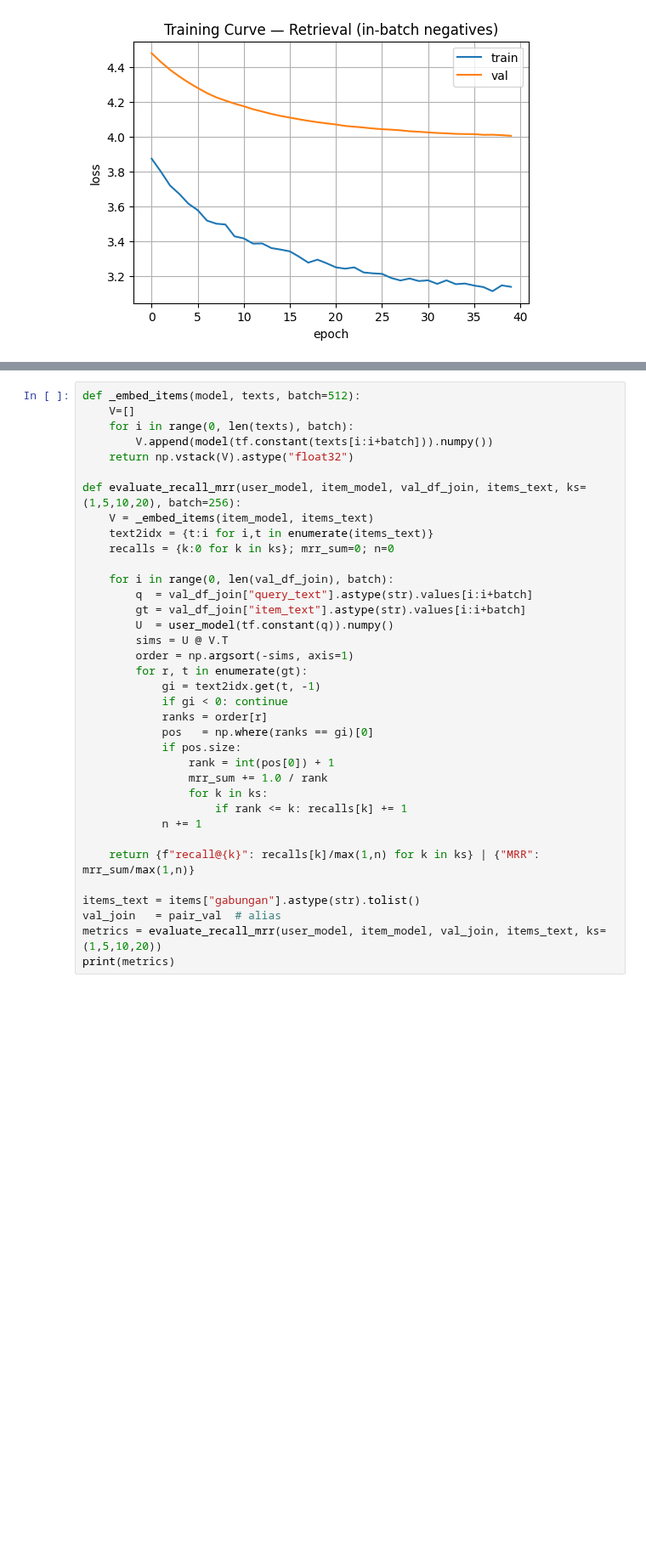
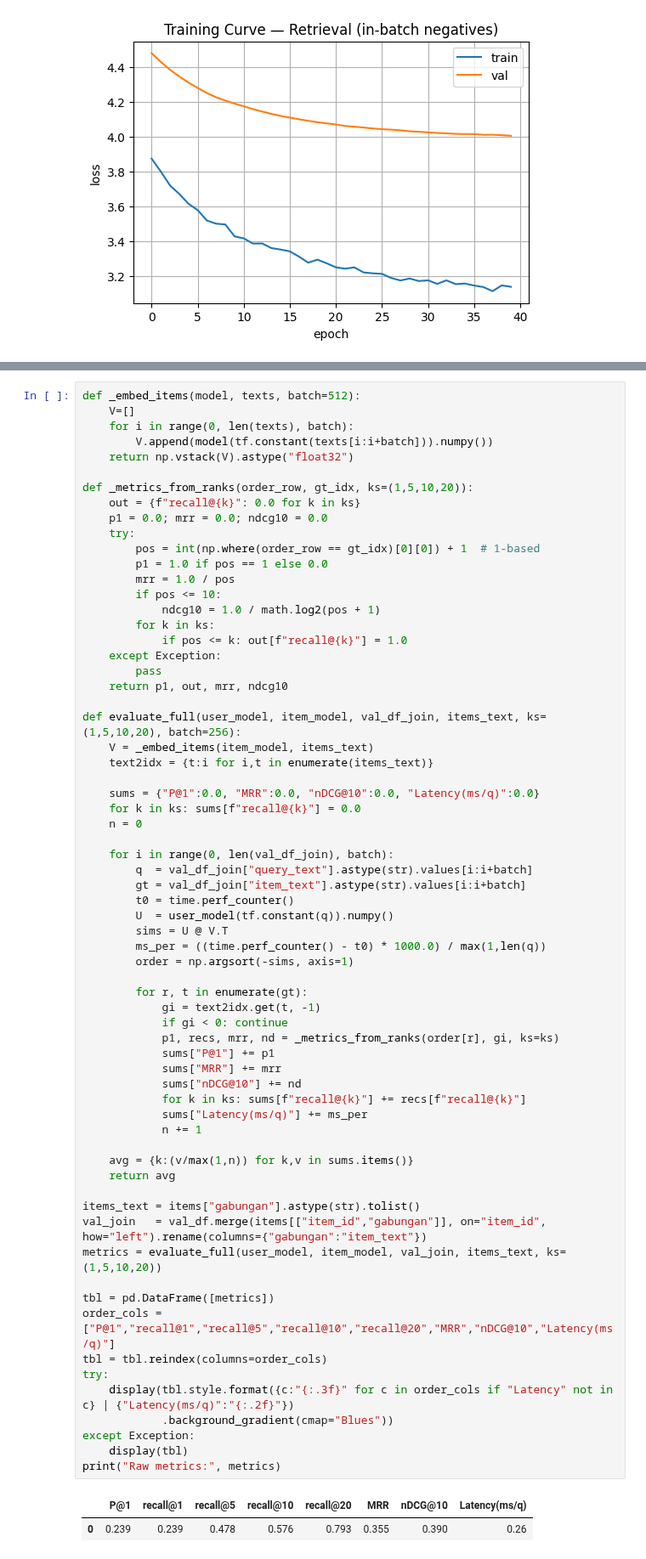
Before and after one commit to ferrikrisdiantoro/Recommeder-System-Eco-Destination-Neural-Recommender, a Jupyter notebook: notebook/indo_ecotourism_neural_recsys.ipynb, the cells around one changed output, grey strips where cells are left out. Shown at 85% size. Drawn from its saved outputs; the diff is of its cells as text; blank space fills up the shorter version.

```diff
--- a/notebook/indo_ecotourism_neural_recsys.ipynb
+++ b/notebook/indo_ecotourism_neural_recsys.ipynb
@@ -309,37 +317,69 @@ plt.grid(True); plt.legend(); plt.show()
 # %%
 def _embed_items(model, texts, batch=512):
     V=[]
     for i in range(0, len(texts), batch):
         V.append(model(tf.constant(texts[i:i+batch])).numpy())
     return np.vstack(V).astype("float32")
 
-def evaluate_recall_mrr(user_model, item_model, val_df_join, items_text, ks=(1,5,10,20), batch=256):
+def _metrics_from_ranks(order_row, gt_idx, ks=(1,5,10,20)):
+    out = {f"recall@{k}": 0.0 for k in ks}
+    p1 = 0.0; mrr = 0.0; ndcg10 = 0.0
+    try:
+        pos = int(np.where(order_row == gt_idx)[0][0]) + 1  # 1-based
+        p1 = 1.0 if pos == 1 else 0.0
+        mrr = 1.0 / pos
+        if pos <= 10:
+            ndcg10 = 1.0 / math.log2(pos + 1)
+        for k in ks:
+            if pos <= k: out[f"recall@{k}"] = 1.0
+    except Exception:
+        pass
+    return p1, out, mrr, ndcg10
+
+def evaluate_full(user_model, item_model, val_df_join, items_text, ks=(1,5,10,20), batch=256):
     V = _embed_items(item_model, items_text)
     text2idx = {t:i for i,t in enumerate(items_text)}
-    recalls = {k:0 for k in ks}; mrr_sum=0; n=0
+
+    sums = {"P@1":0.0, "MRR":0.0, "nDCG@10":0.0, "Latency(ms/q)":0.0}
+    for k in ks: sums[f"recall@{k}"] = 0.0
+    n = 0
 
     for i in range(0, len(val_df_join), batch):
         q  = val_df_join["query_text"].astype(str).values[i:i+batch]
         gt = val_df_join["item_text"].astype(str).values[i:i+batch]
+        t0 = time.perf_counter()
         U  = user_model(tf.constant(q)).numpy()
         sims = U @ V.T
+        ms_per = ((time.perf_counter() - t0) * 1000.0) / max(1,len(q))
         order = np.argsort(-sims, axis=1)
+
         for r, t in enumerate(gt):
             gi = text2idx.get(t, -1)
             if gi < 0: continue
-            ranks = order[r]
-            pos   = np.where(ranks == gi)[0]
-            if pos.size:
-                rank = int(pos[0]) + 1
-                mrr_sum += 1.0 / rank
-                for k in ks:
-                    if rank <= k: recalls[k] += 1
+            p1, recs, mrr, nd = _metrics_from_ranks(order[r], gi, ks=ks)
+            sums["P@1"] += p1
+            sums["MRR"] += mrr
+            sums["nDCG@10"] += nd
+            for k in ks: sums[f"recall@{k}"] += recs[f"recall@{k}"]
+            sums["Latency(ms/q)"] += ms_per
             n += 1
 
-    return {f"recall@{k}": recalls[k]/max(1,n) for k in ks} | {"MRR": mrr_sum/max(1,n)}
+    avg = {k:(v/max(1,n)) for k,v in sums.items()}
+    return avg
 
 items_text = items["gabungan"].astype(str).tolist()
-val_join   = pair_val  # alias
-metrics = evaluate_recall_mrr(user_model, item_model, val_join, items_text, ks=(1,5,10,20))
-print(metrics)
+val_join   = val_df.merge(items[["item_id","gabungan"]], on="item_id", how="left").rename(columns={"gabungan":"item_text"})
+metrics = evaluate_full(user_model, item_model, val_join, items_text, ks=(1,5,10,20))
+
+tbl = pd.DataFrame([metrics])
+order_cols = ["P@1","recall@1","recall@5","recall@10","recall@20","MRR","nDCG@10","Latency(ms/q)"]
+tbl = tbl.reindex(columns=order_cols)
+try:
+    display(tbl.style.format({c:"{:.3f}" for c in order_cols if "Latency" not in c} | {"Latency(ms/q)":"{:.2f}"})
+            .background_gradient(cmap="Blues"))
+except Exception:
+    display(tbl)
+print("Raw metrics:", metrics)
 # %% [output]
+|  | P@1 | recall@1 | recall@5 | recall@10 | recall@20 | MRR | nDCG@10 | Latency(ms/q) |
+| 0 | 0.239 | 0.239 | 0.478 | 0.576 | 0.793 | 0.355 | 0.390 | 0.26 |
```
Also changed, not shown: parts of 28 cells of this notebook, 14 other files.
